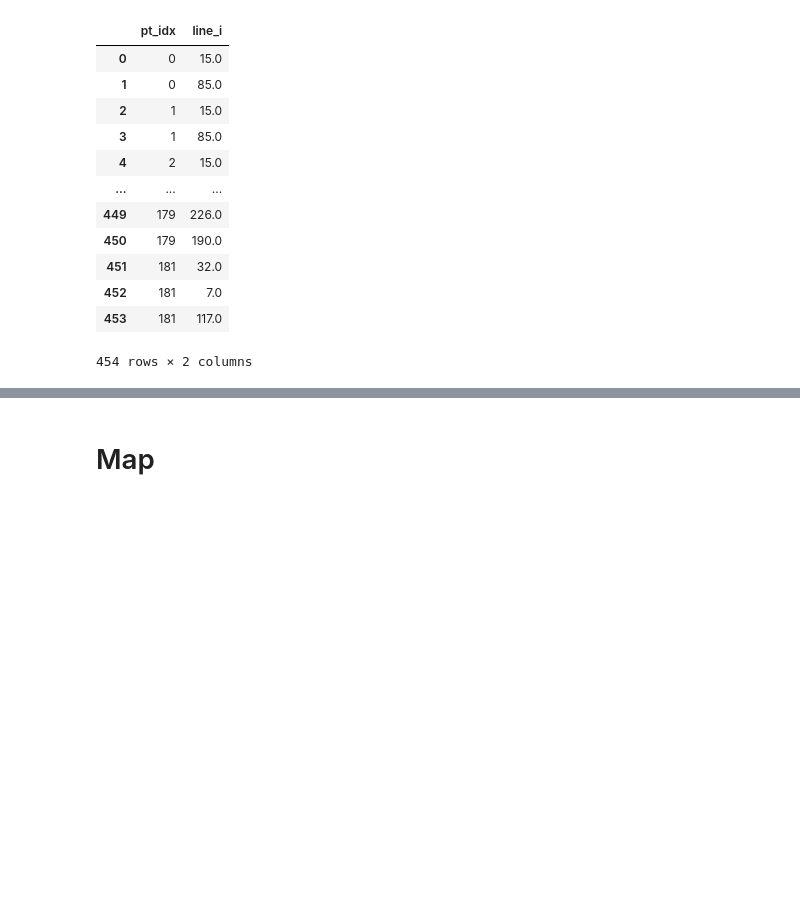
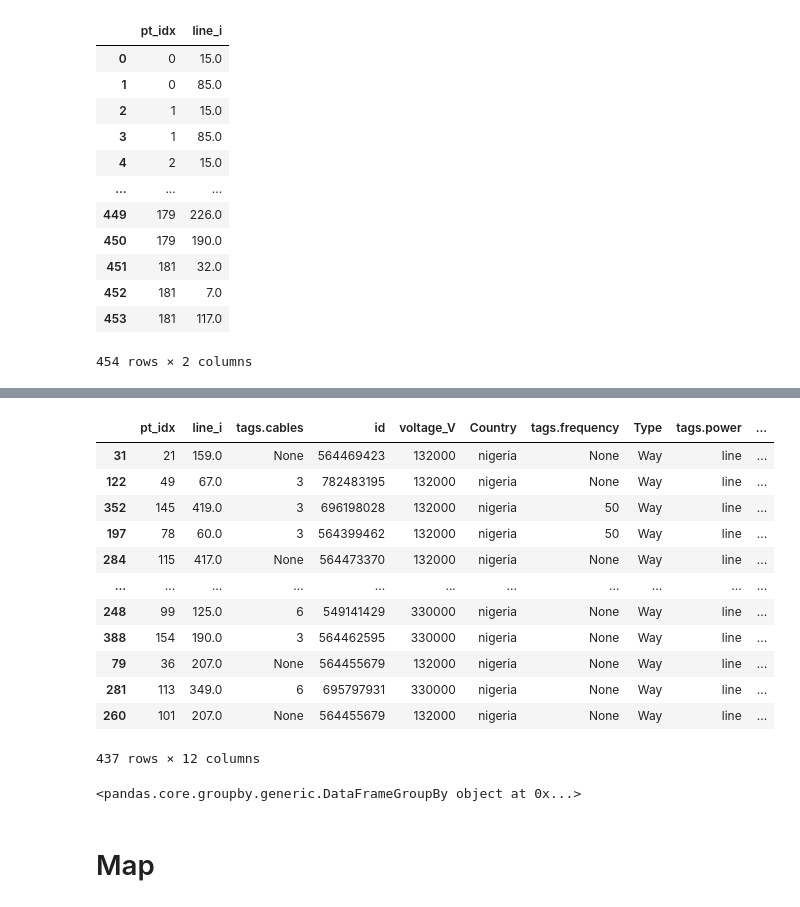
Before and after one commit to pypsa-meets-earth/pypsa-africa-hackathon, a Jupyter notebook: data_exploration/WP5_transmission_assets/OSM_Powermap.ipynb, the cells around one changed output, grey strips where cells are left out. Saved outputs shown, nothing was run; the diff lists cells and outputs as text; code cells hidden in the pictures; blank space fills up the shorter version.

```diff
--- a/data_exploration/WP5_transmission_assets/OSM_Powermap.ipynb
+++ b/data_exploration/WP5_transmission_assets/OSM_Powermap.ipynb
@@ -156,3 +156,19 @@ tmp = gpd.GeoDataFrame(tmp, geometry="geometry", crs=points.crs)
 # %%
 tmp["snap_dist"] = tmp.geometry.distance(gpd.GeoSeries(tmp.point))
+# %%
+tmp
+# %% [output]
+|  | pt_idx | line_i | tags.cables | id | voltage_V | Country | tags.frequency | Type | tags.power | ... |
+| 31 | 21 | 159.0 | None | 564469423 | 132000 | nigeria | None | Way | line | ... |
+| 122 | 49 | 67.0 | 3 | 782483195 | 132000 | nigeria | None | Way | line | ... |
+| 352 | 145 | 419.0 | 3 | 696198028 | 132000 | nigeria | 50 | Way | line | ... |
+| 197 | 78 | 60.0 | 3 | 564399462 | 132000 | nigeria | 50 | Way | line | ... |
+| 284 | 115 | 417.0 | None | 564473370 | 132000 | nigeria | None | Way | line | ... |
+| ... | ... | ... | ... | ... | ... | ... | ... | ... | ... | ... |
+| 248 | 99 | 125.0 | 6 | 549141429 | 330000 | nigeria | None | Way | line | ... |
+| 388 | 154 | 190.0 | 3 | 564462595 | 330000 | nigeria | None | Way | line | ... |
+| 79 | 36 | 207.0 | None | 564455679 | 132000 | nigeria | None | Way | line | ... |
+| 281 | 113 | 349.0 | 6 | 695797931 | 330000 | nigeria | None | Way | line | ... |
+| 260 | 101 | 207.0 | None | 564455679 | 132000 | nigeria | None | Way | line | ... |
+437 rows × 12 columns
 # %%
@@ -170,3 +186,7 @@ closest = gpd.GeoDataFrame(closest, geometry="geometry")
+# %%
+closest
+# %% [output]
+<pandas.core.groupby.generic.DataFrameGroupBy object at 0x...>
 # %%
 # Position of nearest point from start of the line
 pos = closest.geometry.project(gpd.GeoSeries(closest.point))
```
Also changed, not shown: parts of 14 cells of this notebook.
